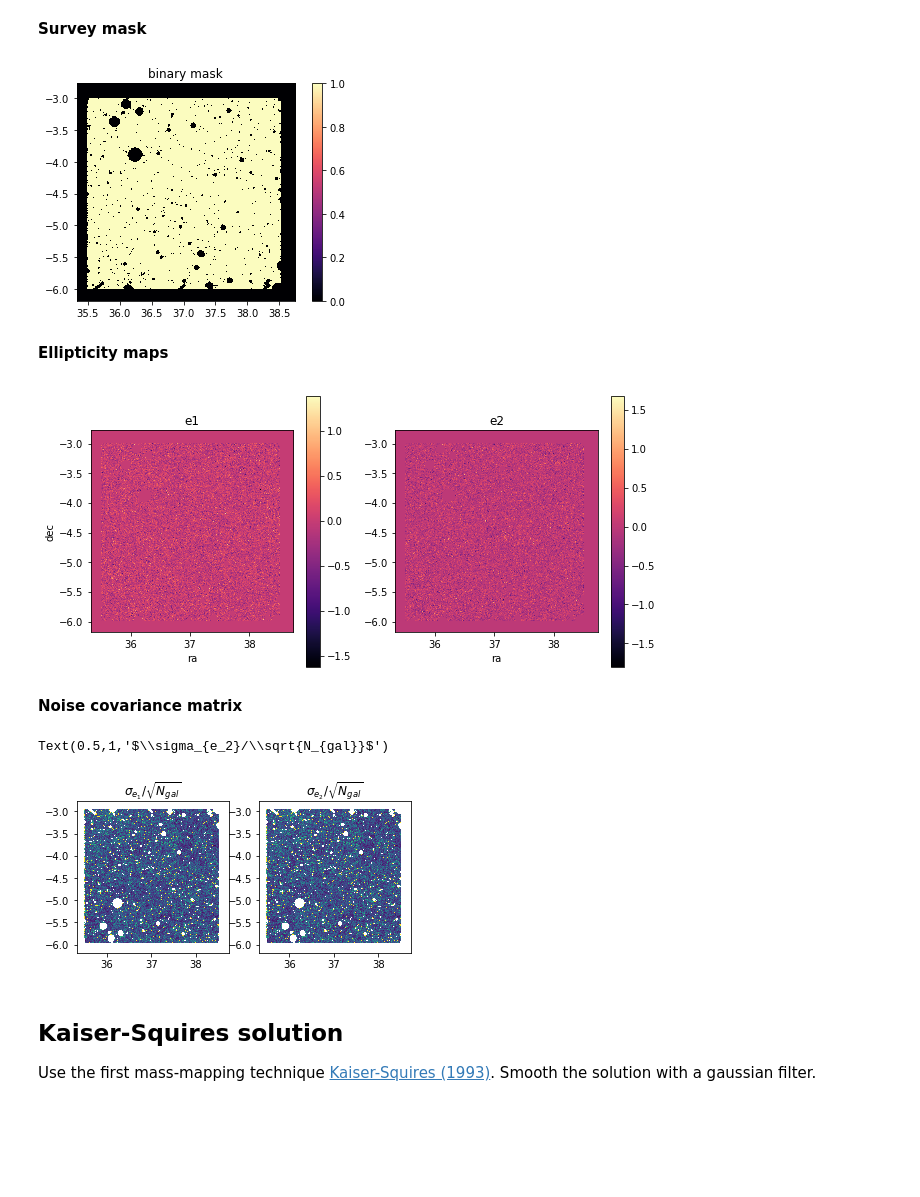
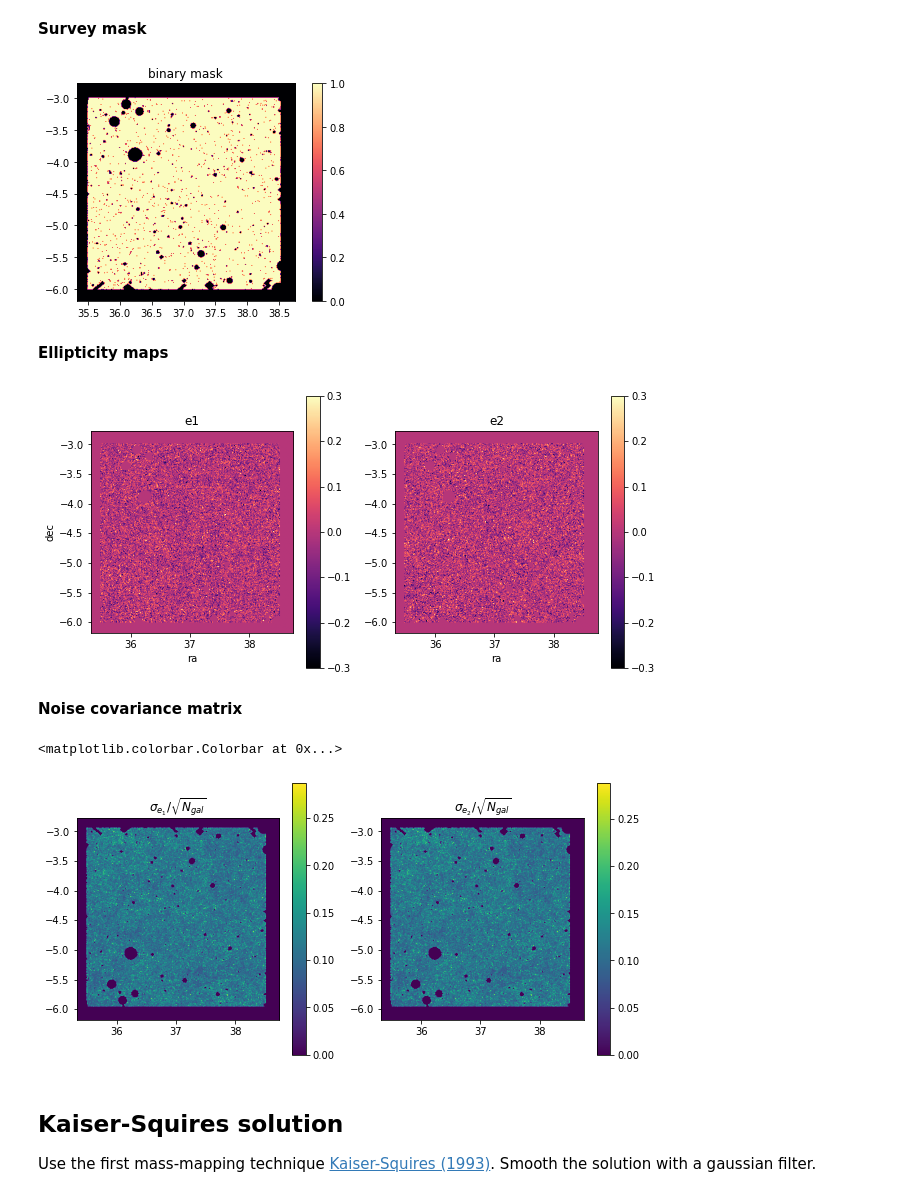
Before and after one commit to EiffL/Quarks2CosmosDataChallenge, a Jupyter notebook: notebooks/Lensing-challenge.ipynb, the cells around one changed output. Cells and saved outputs as stored; diff of their text form; code cells hidden in the pictures; blank space fills up the shorter version.

```diff
--- a/notebooks/Lensing-challenge.ipynb
+++ b/notebooks/Lensing-challenge.ipynb
@@ -66,3 +66,18 @@ size = width * resolution / 60.
 ra = median(cat['ira'])
 dec = median(cat['idec'])
 extent = [ra - size/2, ra + size/2, dec - size/2, dec + size/2]
+# %%
+# We need to convert ellipticity to shear and calibrate it
+# Step I: computing the shear responsivity
+R = 1 - np.sum( cat['ishape_hsm_regauss_derived_shape_weight'] *
+                cat['ishape_hsm_regauss_derived_rms_e']**2) / np.sum(cat['ishape_hsm_regauss_derived_shape_weight'])
+
+mbar = np.sum( cat['ishape_hsm_regauss_derived_shape_weight'] *
+               cat['ishape_hsm_regauss_derived_shear_bias_m']) / np.sum(cat['ishape_hsm_regauss_derived_shape_weight'])
+
+
+cat['gamma1'] = 1./(1+mbar)*(cat['ishape_hsm_regauss_e1']/(2 * R) -
+                             cat['ishape_hsm_regauss_derived_shear_bias_c1'])
+
+cat['gamma2'] = 1./(1+mbar)*(cat['ishape_hsm_regauss_e2']/(2 * R) -
+                             cat['ishape_hsm_regauss_derived_shear_bias_c2'])
@@ -83,7 +106,7 @@ imshow(n_gal_map, origin='lower', extent=get_extend_radec(resolution, width,ra,
 **Survey mask**
 # %%
 m = n_gal_map == 0
-mask = 1.-m
+mask = 1. - m
 imshow(mask, cmap='magma', origin='lower', extent=get_extend_radec(resolution, width, ra, dec))
 colorbar()
 #xlim(gca().get_xlim()[::-1])
@@ -91,19 +114,19 @@ title("binary mask")
 
 mask = np.expand_dims(mask, -1)
 # %% [output]
-[figure, old version]
+[figure, new version]
 # %% [markdown]
 **Ellipticity maps**
 # %%
 # Bin ellipticity components based on galaxy position into a 360x360 map
 e1map, e2map = bin2d(cat['ira'], cat['idec'],
-                     v=(cat['ishape_hsm_regauss_e1'], cat['ishape_hsm_regauss_e2']),
+                     v=(cat['gamma1'], cat['gamma2']),
                      npix=width,
                      extent=extent)
 
 figure(figsize=[10,5])
 subplot(121)
-imshow(e1map, cmap='magma', origin='lower', extent=get_extend_radec(resolution, width, ra, dec))
+imshow(e1map, cmap='magma', origin='lower', extent=get_extend_radec(resolution, width, ra, dec),vmin=-0.3,vmax=0.3)
 #xlim(gca().get_xlim()[::-1])
 colorbar()
 xlabel('ra')
@@ -111,7 +134,7 @@ ylabel('dec')
 title('e1')
 
 subplot(122)
-imshow(e2map, cmap='magma', origin='lower', extent=get_extend_radec(resolution, width, ra, dec))
+imshow(e2map, cmap='magma', origin='lower', extent=get_extend_radec(resolution, width, ra, dec),vmin=-0.3,vmax=0.3)
 colorbar()
 #xlim(gca().get_xlim()[::-1])
 xlabel('ra')
@@ -119,23 +142,30 @@ title('e2')
 
 meas_shear = np.stack([e1map, e2map], axis=-1)
 # %% [output]
-[figure, old version]
+[figure, new version]
 # %% [markdown]
 **Noise covariance matrix**
 # %%
-sigma_e1 = np.std(cat['ishape_hsm_regauss_e1'])/np.sqrt(n_gal_map)
-sigma_e2 = np.std(cat['ishape_hsm_regauss_e2'])/np.sqrt(n_gal_map)
+mask = n_gal_map == 0
+sigma_e1 = np.std(cat['gamma1'])/np.sqrt(n_gal_map)
+sigma_e1[mask] = 0
+sigma_e2 = np.std(cat['gamma2'])/np.sqrt(n_gal_map)
+sigma_e2[mask] = 0
 
+figure(figsize=[10, 5])
 subplot(121)
 imshow(sigma_e1, extent=get_extend_radec(resolution, width, ra, dec))
 title(r'$\sigma_{e_1}/\sqrt{N_{gal}}$')
+colorbar()
 
 subplot(122)
 imshow(sigma_e2, extent=get_extend_radec(resolution, width, ra, dec))
 title(r'$\sigma_{e_2}/\sqrt{N_{gal}}$')
+
+colorbar()
 # %% [output]
-Text(0.5,1,'$\\sigma_{e_2}/\\sqrt{N_{gal}}$')
+<matplotlib.colorbar.Colorbar at 0x...>
-[figure, old version]
+[figure, new version]
 # %% [markdown]
 ## Kaiser-Squires solution
 
```
Also changed, not shown: parts of 20 cells of this notebook.
